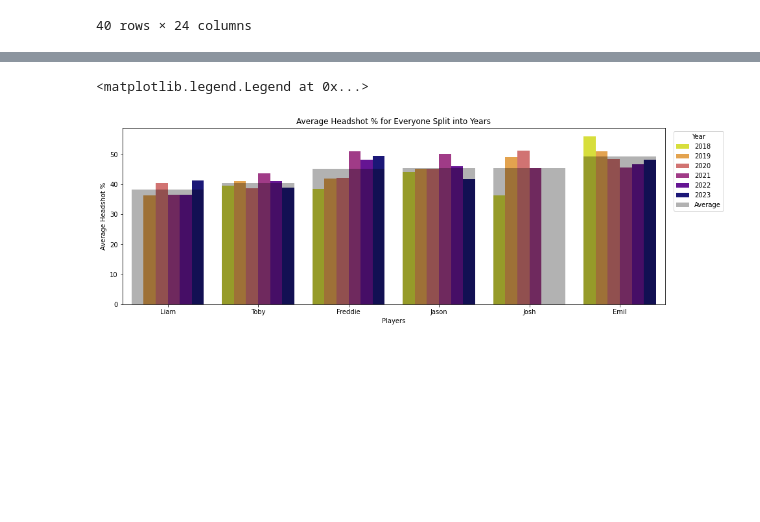
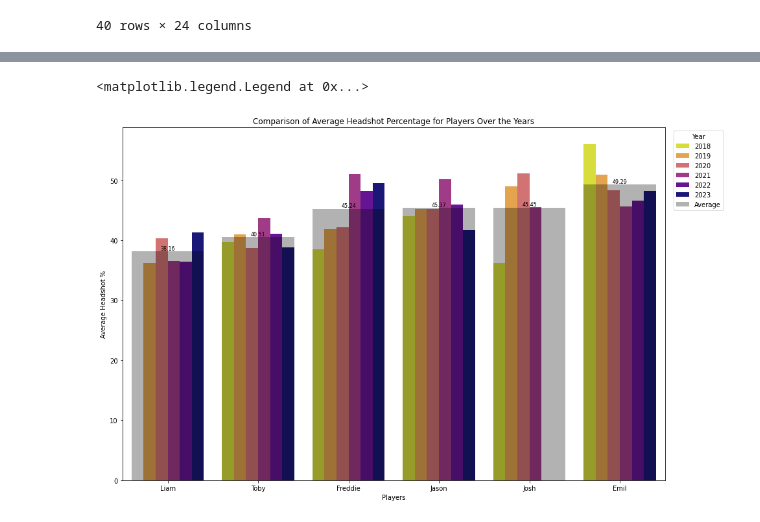
Before and after one commit to jasonhsu8/Faceit_Data_Collection, a Jupyter notebook: JJ Notebooks/DataVisualisation.ipynb, the cells around one changed output, grey strips where cells are left out. Cells and saved outputs as stored; diff of their text form; code cells hidden in the pictures; blank space fills up the shorter version.

```diff
--- a/JJ Notebooks/DataVisualisation.ipynb
+++ b/JJ Notebooks/DataVisualisation.ipynb
@@ -491,14 +515,18 @@ Name: Avg Kills / Matches, dtype: float64
 # %%
 # Plotting
-playerid_df_all = playerid_df_all[playerid_df_all['Matches']>=15]
+playerid_df_all = playerid_df_all[playerid_df_all['Matches']>=20]
 playerid_df_all_sorted = playerid_df_all.sort_values(by='Winrate%', ascending=True)
 
-plt.figure(figsize=(10, 5))
-sns.barplot(x='PlayerName', y='Winrate%', hue= playerid_df_all_sorted.index, data=playerid_df_all_sorted, legend='full', palette='rocket')
+plt.figure(figsize=(15, 10))
+ax = sns.barplot(x='PlayerName', y='Winrate%', hue= playerid_df_all_sorted.index, data=playerid_df_all_sorted, legend='full', palette='rocket')
 
-plt.title('Winrate% for Each Player')
+plt.title('Winrate% per Player')
 plt.xlabel('Players')
 plt.ylabel('Winrate %')
 plt.xticks(rotation=0)
-plt.legend(title='Winrate %', bbox_to_anchor=(1.01, 1), loc='upper left')
+plt.legend(title='Players', bbox_to_anchor=(1.01, 1), loc='upper left')
+
+for p in ax.patches:
+    ax.annotate(f'{p.get_height():.2f}', (p.get_x() + p.get_width() / 2., p.get_height()),
+                ha='center', va='center', xytext=(0, 5), textcoords='offset points', fontsize=8, color='black') #text annotation for average bar
 # %% [output]
@@ -566,13 +650,17 @@ map_df_all_sorted = map_df_all[map_df_all['Matches']>=20]
 average_data = map_df_all_sorted.groupby('MapName')['Winrate%'].mean().reset_index()
 average_data_sorted = average_data.sort_values(by='Winrate%', ascending=True)
 
-plt.figure(figsize=(15, 5))
-sns.barplot(x='MapName', y='Winrate%', data=average_data_sorted, color='black', alpha=0, errorbar=None, dodge=True) #to use the sort order
+plt.figure(figsize=(15, 10))
+ax = sns.barplot(x='MapName', y='Winrate%', data=average_data_sorted, color='black', alpha=0, errorbar=None, dodge=True) #to use the sort order
+for p in ax.patches:
+    ax.annotate(f'{p.get_height():.2f}', (p.get_x() + p.get_width() / 2., p.get_height()),
+                ha='center', va='center', xytext=(0, 5), textcoords='offset points', fontsize=8, color='black') #text annotation for average bar
+
 sns.barplot(data = map_df_all_sorted, x = 'MapName', y = "Winrate%", hue='PlayerName', legend='full', palette='Spectral')
 sns.barplot(x='MapName', y='Winrate%', data=average_data_sorted, color='black', alpha=0.3, errorbar=None, label='Average', dodge=True) #to display it in front of year_df_all_matches and be transparent
 
 
-plt.title('Winrate by Map per Player')
+plt.title('Winrate Across Various Maps per Player')
 plt.xlabel('Maps')
 plt.ylabel('Winrate %')
 plt.xticks(rotation=0)
@@ -682,12 +770,16 @@ year_df_all_matches = year_df_all[year_df_all['Matches']>=15]
 average_data = year_df_all_matches.groupby('PlayerName')['Avg Kills / Matches'].mean().reset_index()
 average_data_sorted = average_data.sort_values(by='Avg Kills / Matches', ascending=True)
 
-plt.figure(figsize=(15, 5))
-sns.barplot(x='PlayerName', y='Avg Kills / Matches', data=average_data_sorted, color='black', alpha=0, errorbar=None, dodge=True) #to use the sort order
+plt.figure(figsize=(15, 10))
+ax = sns.barplot(x='PlayerName', y='Avg Kills / Matches', data=average_data_sorted, color='black', alpha=0, errorbar=None, dodge=True) #to use the sort order
+for p in ax.patches:
+    ax.annotate(f'{p.get_height():.2f}', (p.get_x() + p.get_width() / 2., p.get_height()),
+                ha='center', va='center', xytext=(0, 5), textcoords='offset points', fontsize=8, color='black') #text annotation for average bar
+
 sns.barplot(x='PlayerName', y='Avg Kills / Matches', hue='Year', data=year_df_all_matches, legend='full', palette='viridis')
 sns.barplot(x='PlayerName', y='Avg Kills / Matches', data=average_data_sorted, color='black', alpha=0.3, errorbar=None, label='Average', dodge=True) #to display it in front of year_df_all_matches and be transparent
 
-plt.title('Average Kills per Match for Everyone Split into Years')
+plt.title('Comparison of Average Kills per Match for Players Over the Years')
 plt.xlabel('Players')
 plt.ylabel('Average Kills')
 plt.xticks(rotation=0)
@@ -698,23 +790,27 @@ plt.legend(title='Year', bbox_to_anchor=(1.01, 1), loc='upper left')
 # %%
 # Plotting
 year_df_all_matches = year_df_all[year_df_all['Matches']>=15]
 average_data = year_df_all_matches.groupby('PlayerName')['Headshots%'].mean().reset_index()
 average_data_sorted = average_data.sort_values(by='Headshots%', ascending=True)
 
-plt.figure(figsize=(15, 5))
-sns.barplot(x='PlayerName', y='Headshots%', data=average_data_sorted, color='black', alpha=0, errorbar=None, dodge=True) #to use the sort order
+plt.figure(figsize=(15,10))
+ax = sns.barplot(x='PlayerName', y='Headshots%', data=average_data_sorted, color='black', alpha=0, errorbar=None, dodge=True) #to use the sort order
+for p in ax.patches:
+    ax.annotate(f'{p.get_height():.2f}', (p.get_x() + p.get_width() / 2., p.get_height()),
+                ha='center', va='center', xytext=(0, 5), textcoords='offset points', fontsize=8, color='black') #text annotation for average bar
+
 sns.barplot(x='PlayerName', y='Headshots%', hue='Year', data=year_df_all_matches, legend='full', palette='plasma_r', dodge=True)
 sns.barplot(x='PlayerName', y='Headshots%', data=average_data_sorted, color='black', alpha=0.3, errorbar=None, label='Average', dodge=True) #to display it in front of year_df_all_matches and be transparent
 
 
-plt.title('Average Headshot % for Everyone Split into Years')
+plt.title('Comparison of Average Headshot Percentage for Players Over the Years')
 plt.xlabel('Players')
 plt.ylabel('Average Headshot %')
 plt.xticks(rotation=0)
 plt.legend(title='Year', bbox_to_anchor=(1.01, 1), loc='upper left')
 # %% [output]
 <matplotlib.legend.Legend at 0x...>
-[figure, old version]
+[figure, new version]
 # %%
 # Plotting
 year_df_all_matches = year_df_all[year_df_all['Matches']>=15]
```
Also changed, not shown: parts of 18 cells of this notebook.
